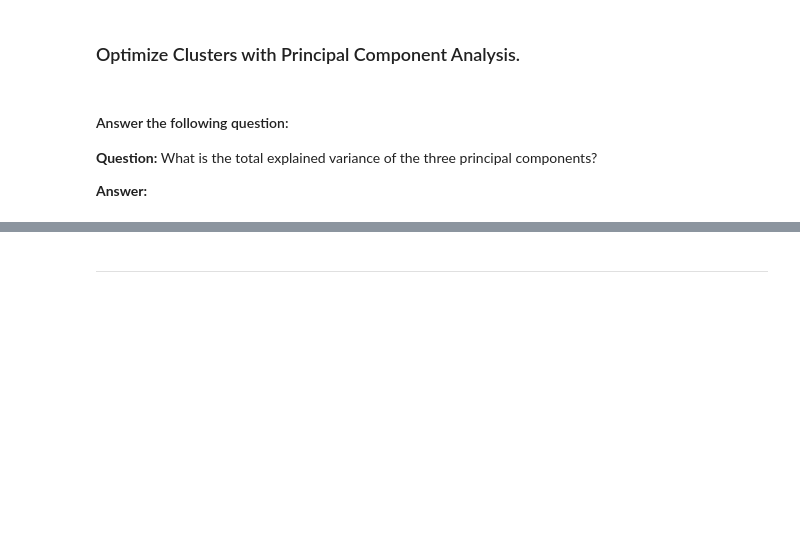
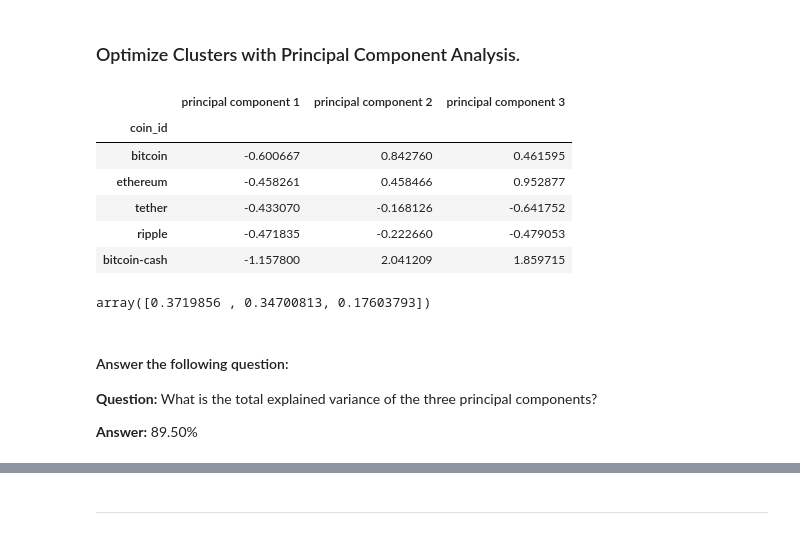
Before and after one commit to gmmarsh/CryptoClustering, a Jupyter notebook: Crypto_Clustering.ipynb, the cells around one changed output, grey strips where cells are left out. Drawn from its saved outputs; the diff is of its cells as text; code cells hidden in the pictures; blank space fills up the shorter version.

```diff
--- a/Crypto_Clustering.ipynb
+++ b/Crypto_Clustering.ipynb
@@ -158,19 +168,38 @@ df_market_data_clustered.head(5)
 ### Optimize Clusters with Principal Component Analysis.
 # %%
 # Create a PCA model instance and set `n_components=3`.
+pca =  PCA(n_components=3)
 # %%
 # Use the PCA model with `fit_transform` to reduce to
 # three principal components.
-
+market_data_pca = pca.fit_transform(df_market_data_scaled)
+market_data_pca = pd.DataFrame(
+    data=market_data_pca, columns=["principal component 1", "principal component 2", "principal component 3"], index=df_market_data.index
+)
 # View the first five rows of the DataFrame.
+market_data_pca.head(5)
+# %% [output]
+|  | principal component 1 | principal component 2 | principal component 3 |
+| coin_id |  |  |  |
+| bitcoin | -0.600667 | 0.842760 | 0.461595 |
+| ethereum | -0.458261 | 0.458466 | 0.952877 |
+| tether | -0.433070 | -0.168126 | -0.641752 |
+| ripple | -0.471835 | -0.222660 | -0.479053 |
+| bitcoin-cash | -1.157800 | 2.041209 | 1.859715 |
 # %%
 # Retrieve the explained variance to determine how much information
 # can be attributed to each principal component.
+explained_variance = pca.explained_variance_ratio_
+explained_variance
+#total_explained_variance = explained_variance[0] + explained_variance[1] + explained_variance[2]
+#total_explained_variance
+# %% [output]
+array([0.3719856 , 0.34700813, 0.17603793])
 # %% [markdown]
 #### Answer the following question:
 
 **Question:** What is the total explained variance of the three principal components?
 
-**Answer:**
+**Answer:** 89.50%
 # %%
 # Create a new DataFrame with the PCA data.
```
Also changed, not shown: parts of 11 cells of this notebook.
